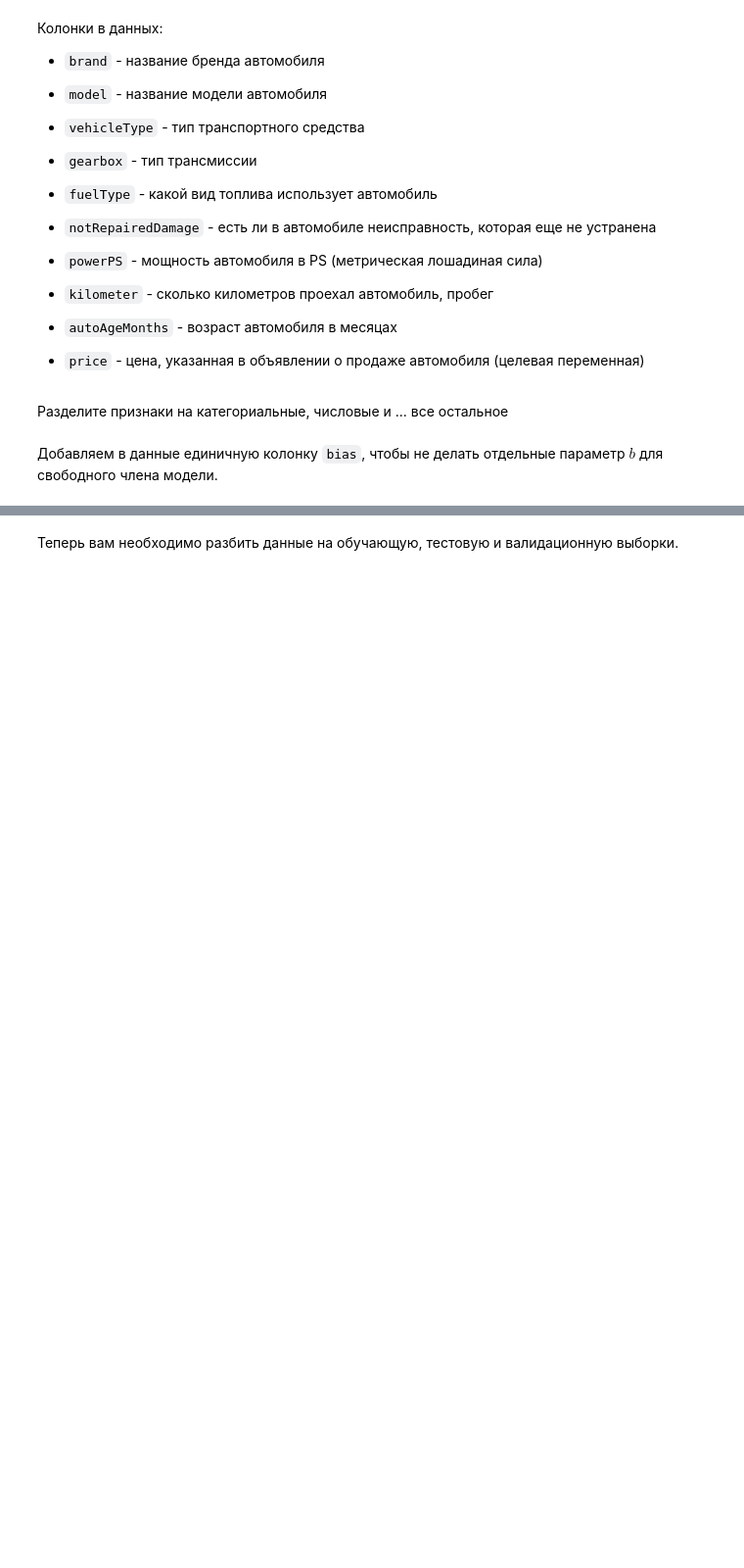
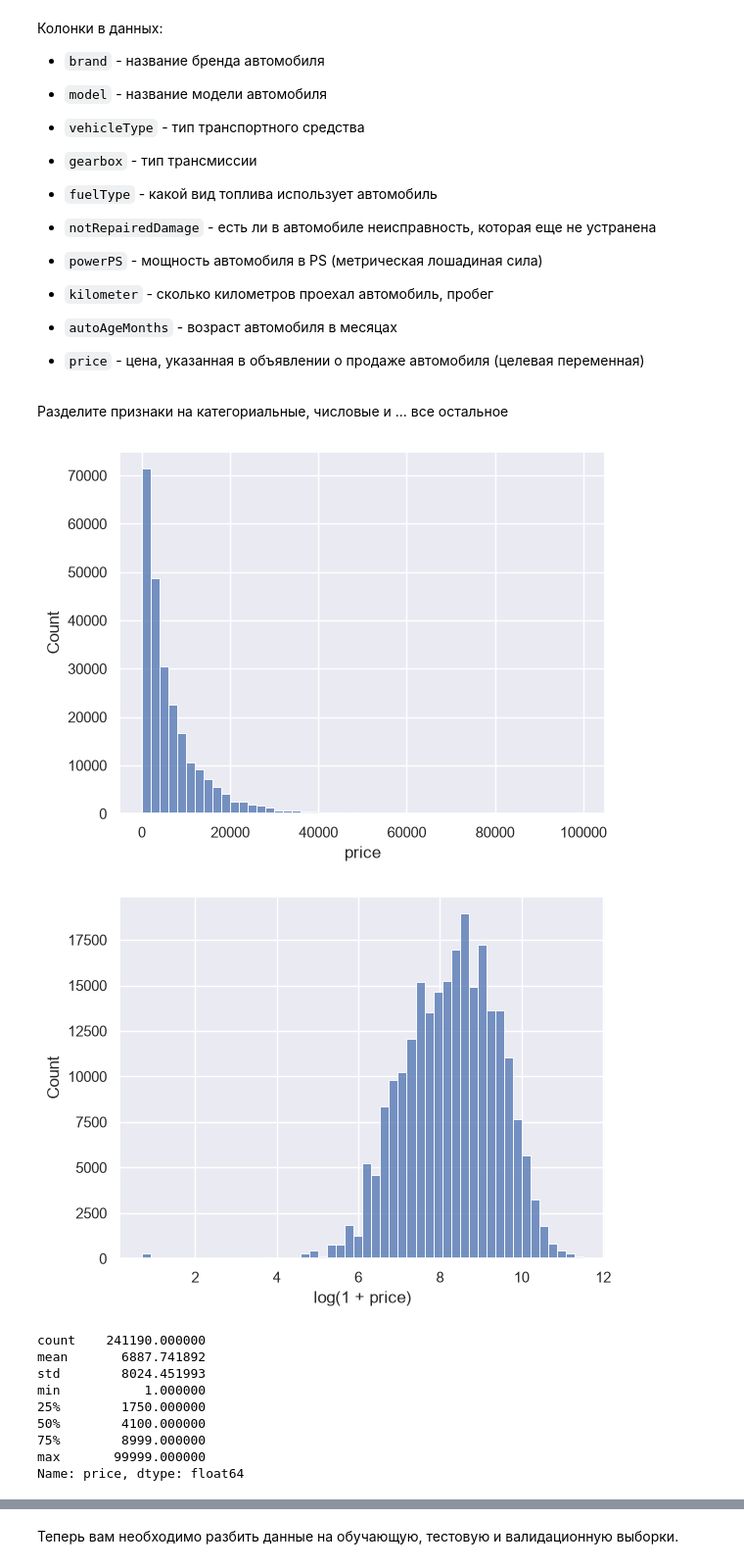
Before and after one commit to kkochetkov05/Data-driven-decision-making, a Jupyter notebook: HW№2/homework_practice_02_gd.ipynb, the cells around one changed output, grey strips where cells are left out. Shown at 98% size. Saved outputs shown, nothing was run; the diff lists cells and outputs as text; code cells hidden in the pictures; blank space fills up the shorter version.

```diff
--- a/HW№2/homework_practice_02_gd.ipynb
+++ b/HW№2/homework_practice_02_gd.ipynb
@@ -517,5 +535,3 @@ numeric = []
 other = []
 
 # YOUR CODE (EDA) HERE ٩(⁎❛ᴗ❛⁎)۶
-# %% [markdown]
-Добавляем в данные единичную колонку `bias`, чтобы не делать отдельные параметр $b$ для свободного члена модели.
@@ -527,0 +538,19 @@ y = data['price']
+# %%
+sns.histplot(data['price'], bins=50)
+plt.show()
+sns.histplot(np.log1p(data['price']), bins=50)
+plt.xlabel('log(1 + price)')
+plt.show()
+print(data['price'].describe())
+# %% [output]
+[figure, added]
+[figure, added]
+count    241190.000000
+mean       6887.741892
+std        8024.451993
+min           1.000000
+25%        1750.000000
+50%        4100.000000
+75%        8999.000000
+max       99999.000000
+Name: price, dtype: float64
```
Also changed, not shown: parts of 20 cells of this notebook, 4 other files.
